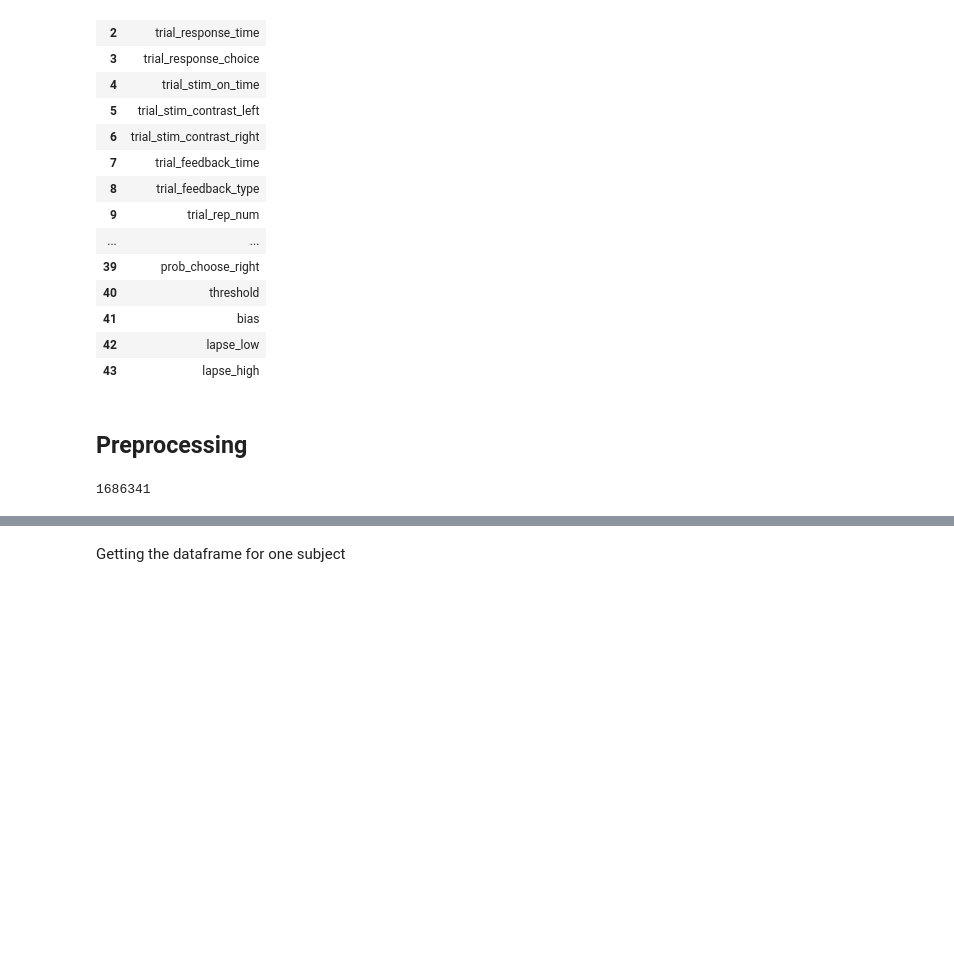
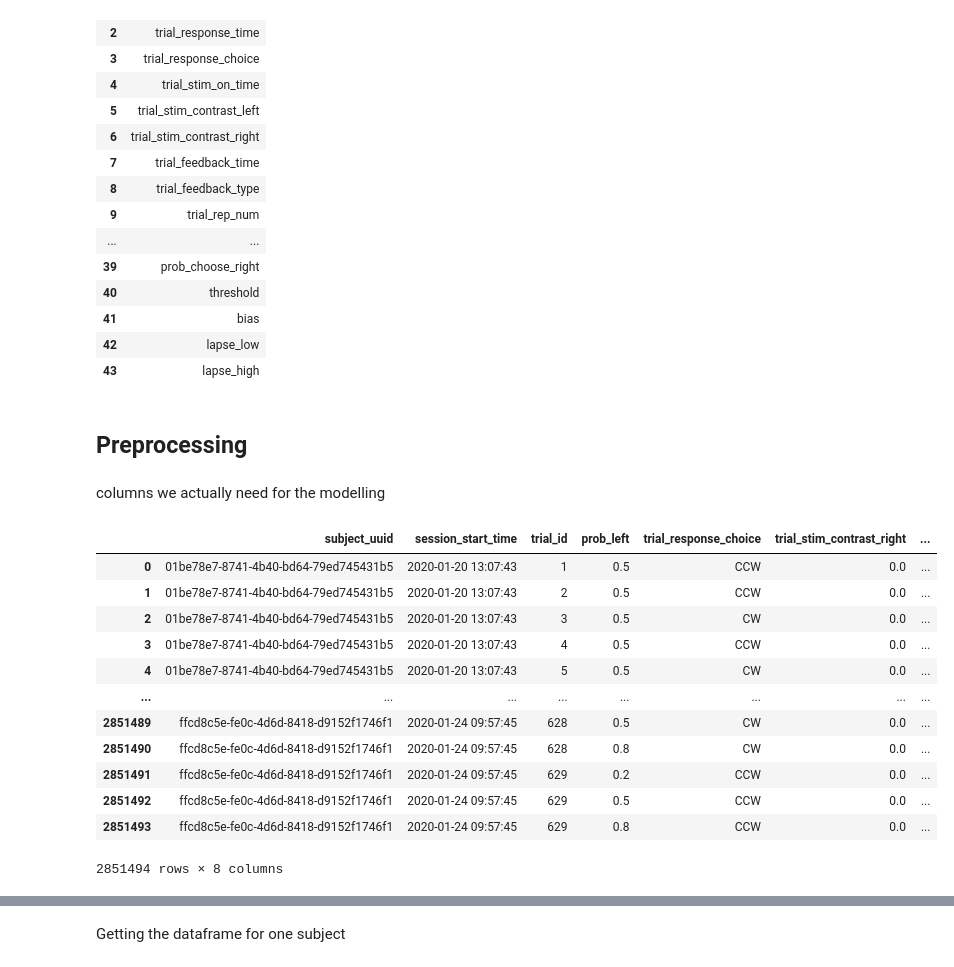
Before and after one commit to wysoczanska/Neuromatch_IBL, a Jupyter notebook: Data_exploration.ipynb, the cells around one changed output, grey strips where cells are left out. Drawn from its saved outputs; the diff is of its cells as text; code cells hidden in the pictures; blank space fills up the shorter version.

```diff
--- a/Data_exploration.ipynb
+++ b/Data_exploration.ipynb
@@ -62,7 +75,3 @@ pd.DataFrame(data.columns)
 data = data.reset_index()
 data['subject_uuid'] = data['subject_uuid'].astype('string')
 data['session_uuid'] = data['session_uuid'].astype('string')
-# %%
-len(data)
-# %% [output]
-1686341
@@ -68,0 +81,23 @@ len(data)
+# %% [markdown]
+columns we actually need for the modelling
+# %%
+COLS = ['subject_uuid', 'session_start_time', 'trial_id', 'prob_left', 'trial_response_choice', 'trial_stim_contrast_right', 'trial_stim_contrast_left', 'signed_contrast']
+# %%
+data_df = data[COLS]
+
+data_df.to_csv('ibl_dataframe.csv')
+data_df
+# %% [output]
+|  | subject_uuid | session_start_time | trial_id | prob_left | trial_response_choice | trial_stim_contrast_right | ... |
+| 0 | 01be78e7-8741-4b40-bd64-79ed745431b5 | 2020-01-20 13:07:43 | 1 | 0.5 | CCW | 0.0 | ... |
+| 1 | 01be78e7-8741-4b40-bd64-79ed745431b5 | 2020-01-20 13:07:43 | 2 | 0.5 | CCW | 0.0 | ... |
+| 2 | 01be78e7-8741-4b40-bd64-79ed745431b5 | 2020-01-20 13:07:43 | 3 | 0.5 | CW | 0.0 | ... |
+| 3 | 01be78e7-8741-4b40-bd64-79ed745431b5 | 2020-01-20 13:07:43 | 4 | 0.5 | CCW | 0.0 | ... |
+| 4 | 01be78e7-8741-4b40-bd64-79ed745431b5 | 2020-01-20 13:07:43 | 5 | 0.5 | CW | 0.0 | ... |
+| ... | ... | ... | ... | ... | ... | ... | ... |
+| 2851489 | ffcd8c5e-fe0c-4d6d-8418-d9152f1746f1 | 2020-01-24 09:57:45 | 628 | 0.5 | CW | 0.0 | ... |
+| 2851490 | ffcd8c5e-fe0c-4d6d-8418-d9152f1746f1 | 2020-01-24 09:57:45 | 628 | 0.8 | CW | 0.0 | ... |
+| 2851491 | ffcd8c5e-fe0c-4d6d-8418-d9152f1746f1 | 2020-01-24 09:57:45 | 629 | 0.2 | CCW | 0.0 | ... |
+| 2851492 | ffcd8c5e-fe0c-4d6d-8418-d9152f1746f1 | 2020-01-24 09:57:45 | 629 | 0.5 | CCW | 0.0 | ... |
+| 2851493 | ffcd8c5e-fe0c-4d6d-8418-d9152f1746f1 | 2020-01-24 09:57:45 | 629 | 0.8 | CCW | 0.0 | ... |
+2851494 rows × 8 columns
```
Also changed, not shown: parts of 18 cells of this notebook.
